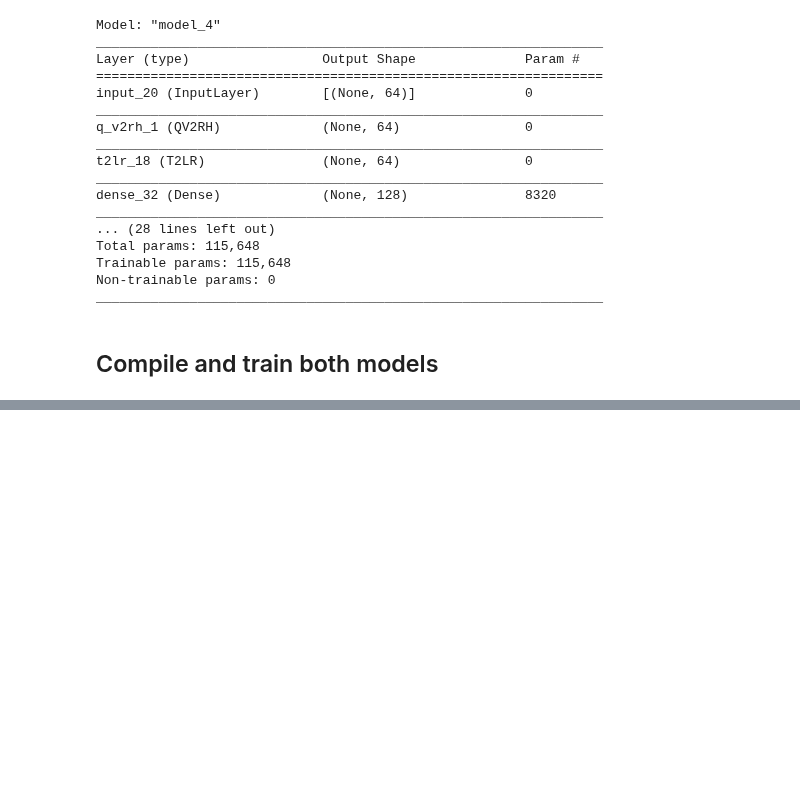
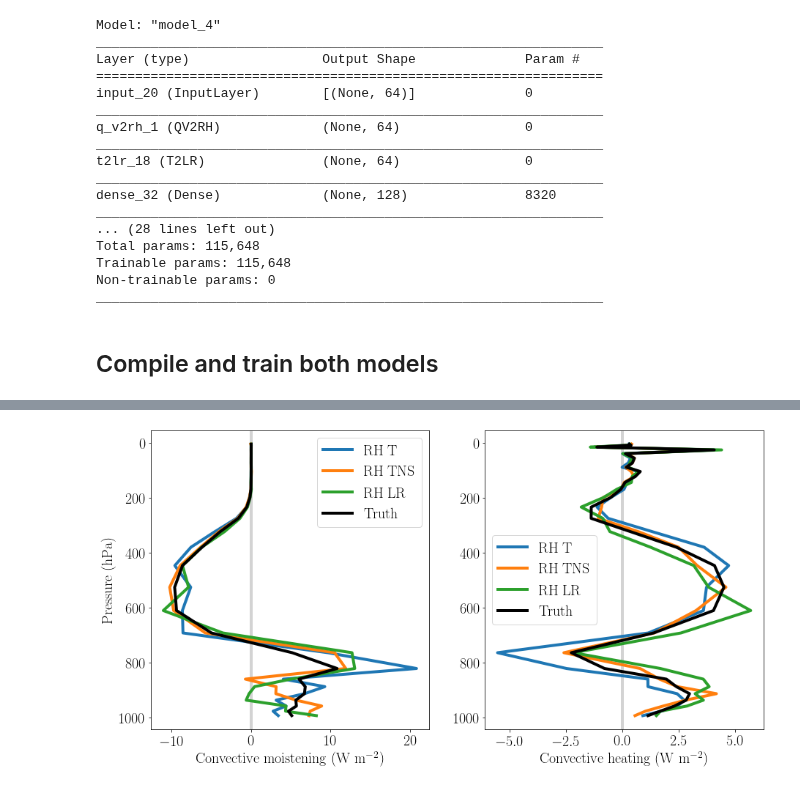
Before and after one commit to wallingTACC/CBRAIN-CAM, a Jupyter notebook: notebooks/tbeucler_devlog/037_Climate_Invariant_Input_Rescaling.ipynb, the cells around one changed output, grey strips where cells are left out. Saved outputs shown, nothing was run; the diff lists cells and outputs as text; code cells hidden in the pictures; blank space fills up the shorter version.

```diff
--- a/notebooks/tbeucler_devlog/037_Climate_Invariant_Input_Rescaling.ipynb
+++ b/notebooks/tbeucler_devlog/037_Climate_Invariant_Input_Rescaling.ipynb
@@ -1934,0 +1991,4 @@ Input_RH_LR.fit_generator(train_gen, epochs=Nep, validation_data=valid_gen,\
+# %%
+# Indices of different variables
+PHQ_idx = slice(0,30)
+TPHYSTND_idx = slice(30,60)
@@ -1934,0 +2094,9 @@ Input_RH_LR.fit_generator(train_gen, epochs=Nep, validation_data=valid_gen,\
+# %%
+# Plot characteristics
+fz = 20
+lw = 4
+plt.rc('text', usetex=True)
+plt.rc('font',size=fz)
+plt.rc('font',**{'family':'serif','serif':['Computer Modern Roman']}, size=fz)
+mpl.rcParams['lines.linewidth'] = lw
+plt.close('all')
@@ -1934,0 +2109,31 @@ Input_RH_LR.fit_generator(train_gen, epochs=Nep, validation_data=valid_gen,\
+# %%
+option = 1 # (0) for all networks (1) for RH networks only
+# %%
+data = 'M4K_valid'
+
+if option==0: NNa = NNarray; NNn = NNname
+elif option==1: NNa = ['CI02_RH.hdf5','CI01_RH_TNS.hdf5','CI01_RH_LR.hdf5']; NNn = ['RH T','RH TNS','RH LR']
+
+plt.figure(figsize=(15,7.5))
+
+plt.subplot(1,2,1)
+plt.axvline(x=0,c='lightgray')
+
+for iNN,NNs in enumerate(NNa):
+    plt.plot(np.mean(diagno[NNs][data]['PHQ'],axis=(0,1,3)),lev,label=NNn[iNN])
+plt.plot(np.mean(diagno['truth'][data]['PHQ'],axis=(0,1,3)),lev,label='Truth',color='k')
+plt.legend()
+plt.xlabel('Convective moistening ($\mathrm{W\ m^{-2}}$)')
+plt.ylabel('Pressure (hPa)')
+plt.gca().invert_yaxis()
+
+plt.subplot(1,2,2)
+plt.axvline(x=0,c='lightgray')
+for iNN,NNs in enumerate(NNa):
+    plt.plot(np.mean(diagno[NNs][data]['TPHYSTND'],axis=(0,1,3)),lev,label=NNn[iNN])
+plt.plot(np.mean(diagno['truth'][data]['TPHYSTND'],axis=(0,1,3)),lev,label='Truth',color='k')
+plt.legend()
+plt.xlabel('Convective heating ($\mathrm{W\ m^{-2}}$)')
+plt.gca().invert_yaxis()
+# %% [output]
+[figure, added]
```
Also changed, not shown: parts of 10 cells of this notebook.
